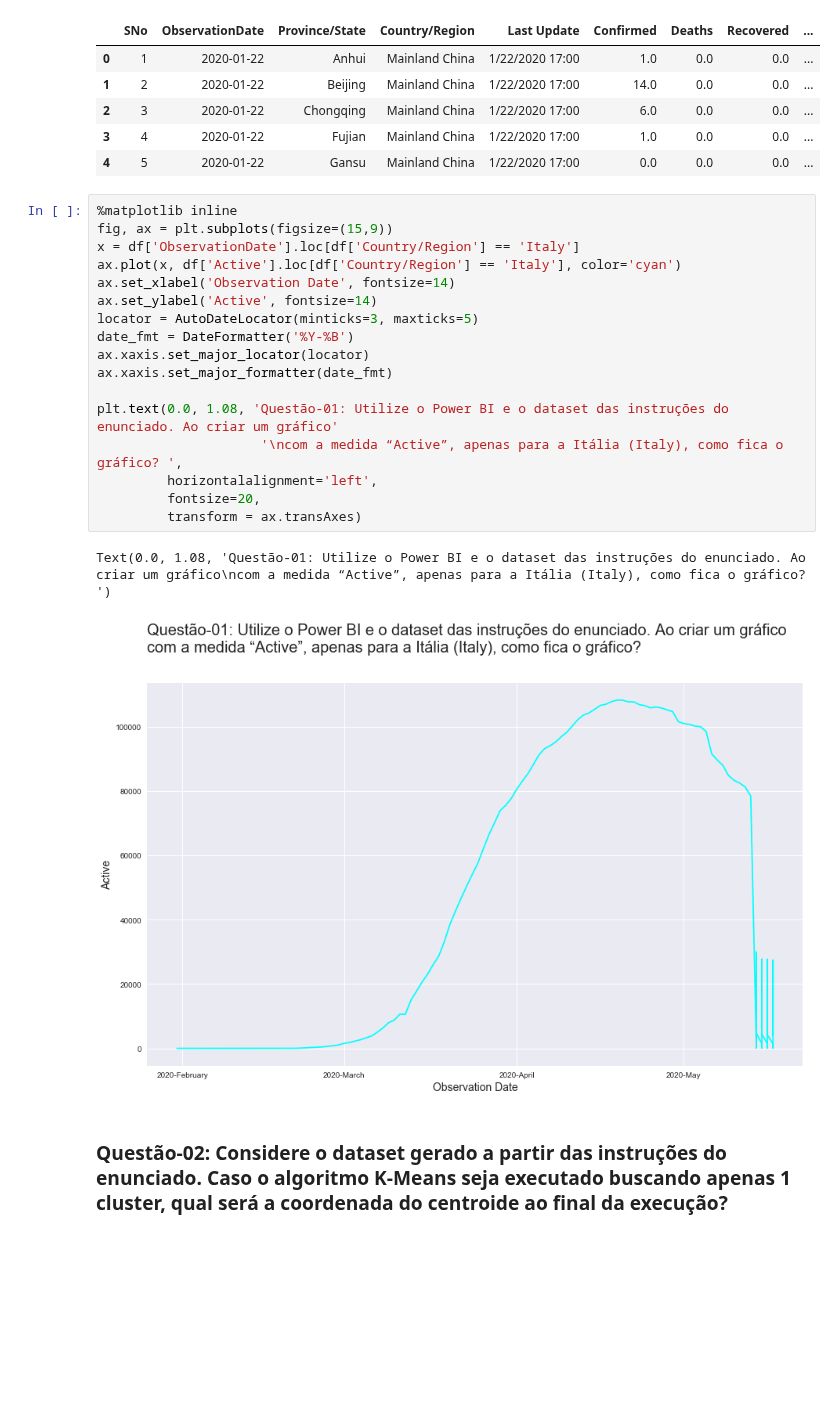
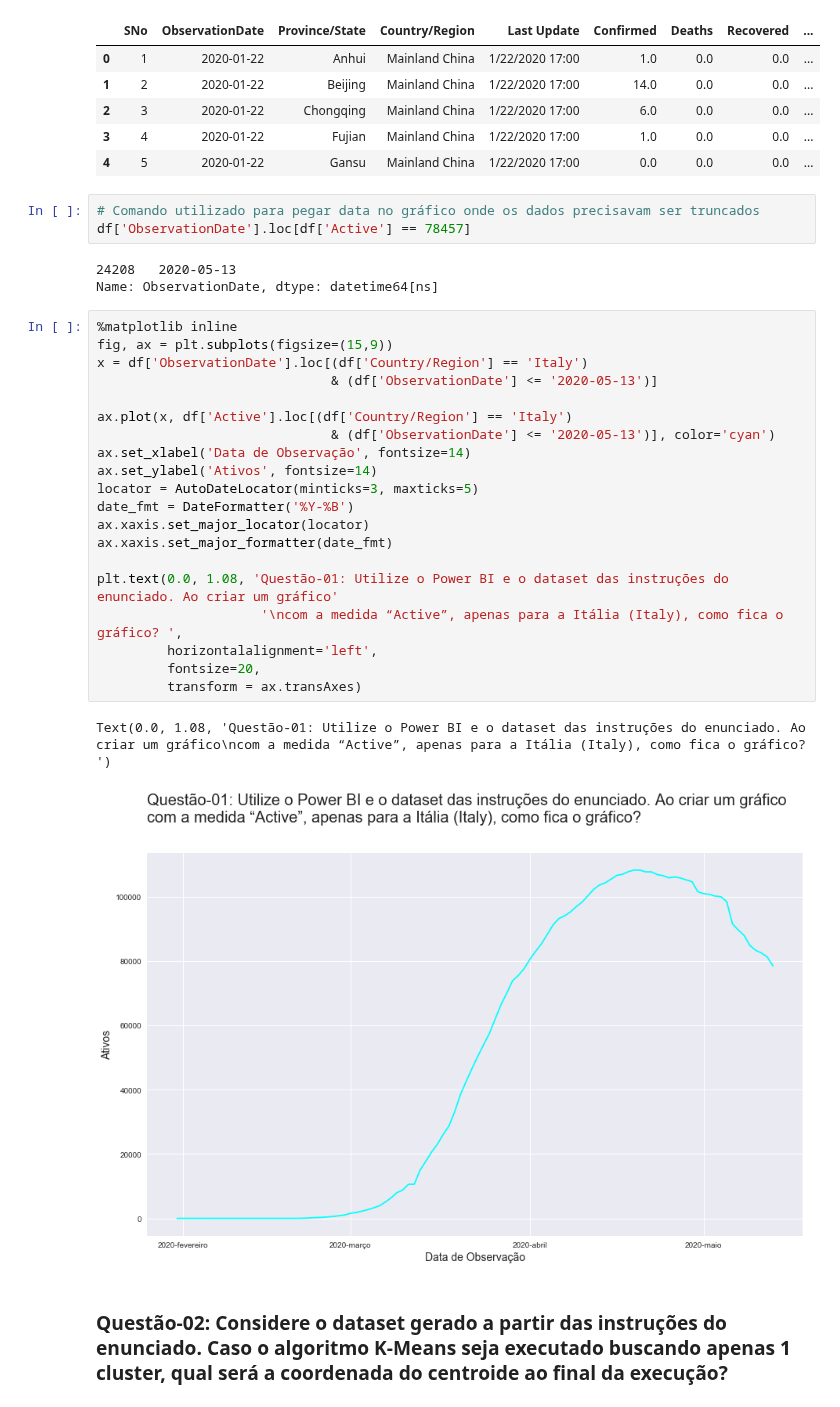
Before and after one commit to Collumbus/Bootcamp-Analista-de-Dados-IGTI, a Jupyter notebook: Modulo-01/Trabalho-01/trabalho-01.ipynb, the cells around one changed output. Cells and saved outputs as stored; diff of their text form; blank space fills up the shorter version.

```diff
--- a/Modulo-01/Trabalho-01/trabalho-01.ipynb
+++ b/Modulo-01/Trabalho-01/trabalho-01.ipynb
@@ -29,26 +31,35 @@ df.head()
 | 2 | 3 | 2020-01-22 | Chongqing | Mainland China | 1/22/2020 17:00 | 6.0 | 0.0 | 0.0 | ... |
 | 3 | 4 | 2020-01-22 | Fujian | Mainland China | 1/22/2020 17:00 | 1.0 | 0.0 | 0.0 | ... |
 | 4 | 5 | 2020-01-22 | Gansu | Mainland China | 1/22/2020 17:00 | 0.0 | 0.0 | 0.0 | ... |
+# %%
+# Comando utilizado para pegar data no gráfico onde os dados precisavam ser truncados
+df['ObservationDate'].loc[df['Active'] == 78457]
+# %% [output]
+24208   2020-05-13
+Name: ObservationDate, dtype: datetime64[ns]
 # %%
 %matplotlib inline
 fig, ax = plt.subplots(figsize=(15,9))
-x = df['ObservationDate'].loc[df['Country/Region'] == 'Italy']
-ax.plot(x, df['Active'].loc[df['Country/Region'] == 'Italy'], color='cyan')
-ax.set_xlabel('Observation Date', fontsize=14)
-ax.set_ylabel('Active', fontsize=14)
+x = df['ObservationDate'].loc[(df['Country/Region'] == 'Italy')
+                              & (df['ObservationDate'] <= '2020-05-13')]
+
+ax.plot(x, df['Active'].loc[(df['Country/Region'] == 'Italy')
+                              & (df['ObservationDate'] <= '2020-05-13')], color='cyan')
+ax.set_xlabel('Data de Observação', fontsize=14)
+ax.set_ylabel('Ativos', fontsize=14)
 locator = AutoDateLocator(minticks=3, maxticks=5)
 date_fmt = DateFormatter('%Y-%B')
 ax.xaxis.set_major_locator(locator)
 ax.xaxis.set_major_formatter(date_fmt)
 
 plt.text(0.0, 1.08, 'Questão-01: Utilize o Power BI e o dataset das instruções do enunciado. Ao criar um gráfico'
                      '\ncom a medida “Active”, apenas para a Itália (Italy), como fica o gráfico? ',
          horizontalalignment='left',
          fontsize=20,
          transform = ax.transAxes)
 # %% [output]
 Text(0.0, 1.08, 'Questão-01: Utilize o Power BI e o dataset das instruções do enunciado. Ao criar um gráfico\ncom a medida “Active”, apenas para a Itália (Italy), como fica o gráfico? ')
-[figure, old version]
+[figure, new version]
 # %% [markdown]
 ### Questão-02: Considere o dataset gerado a partir das instruções do enunciado. Caso o algoritmo K-Means seja executado buscando apenas 1 cluster, qual será a coordenada do centroide ao final da execução?
 # %%
```
Also changed, not shown: parts of 7 cells of this notebook.
